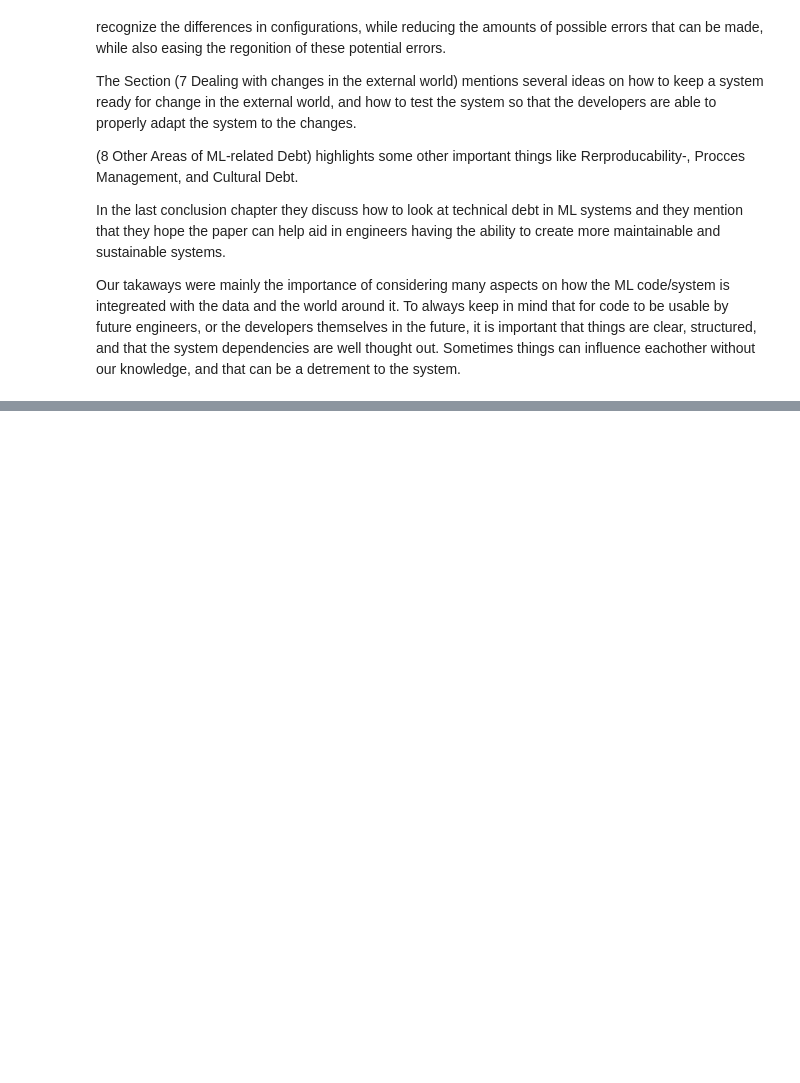
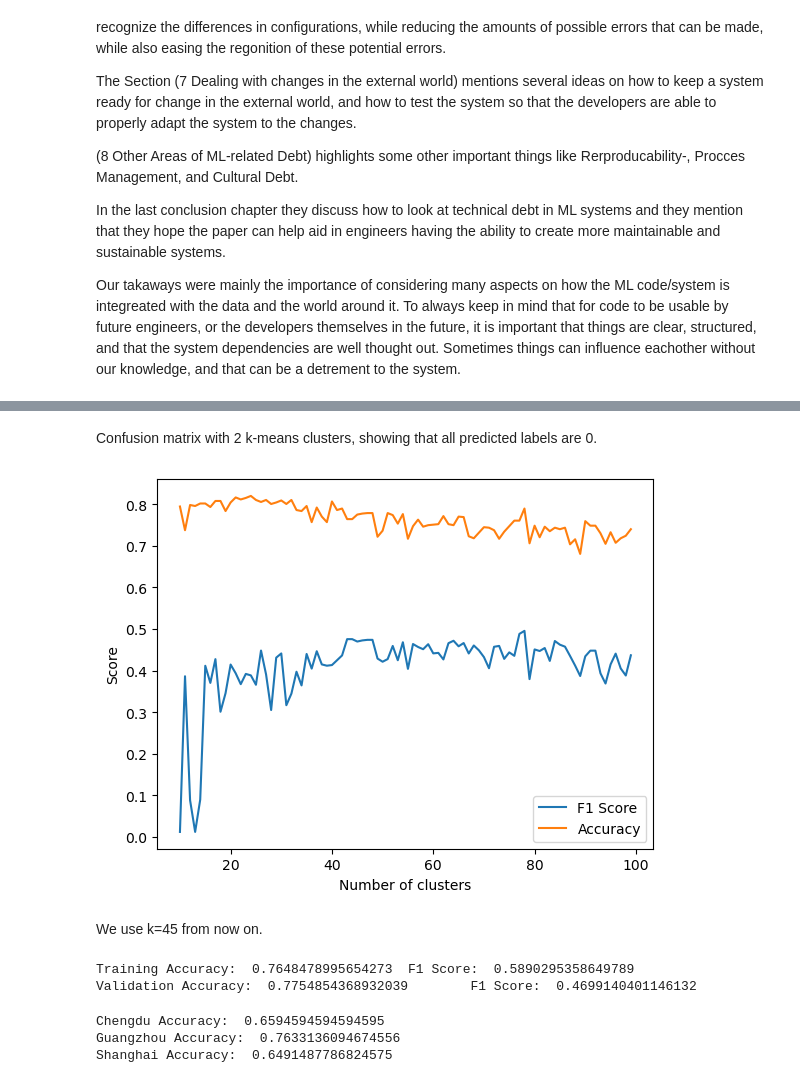
Before and after one commit to ninjasnigel/AI-Design, a Jupyter notebook: ass3/classifier.ipynb, the cells around one changed output, grey strips where cells are left out. Cells and saved outputs as stored; diff of their text form; code cells hidden in the pictures; blank space fills up the shorter version.

```diff
--- a/ass3/classifier.ipynb
+++ b/ass3/classifier.ipynb
@@ -153,0 +148,51 @@ Accuracy: 0.0650887573964497
+# %% [markdown]
+Confusion matrix with 2 k-means clusters, showing that all predicted labels are 0.
+# %%
+# Find out which amount of clusters has the highest F1 score, plot the results
+f1_scores = []
+accuracy = []
+
+for n_clusters in range(10, 100):
+    classifier_test = Classifier(n_clusters=n_clusters)
+    classifier_test.fit(X_train_scaled, y_train)
+    accuracy.append(classifier_test.score(X_val_scaled, y_val))
+    f1_scores.append(classifier_test.f1_score(X_val_scaled, y_val))
+
+plt.plot(range(10, 100), f1_scores, label='F1 Score')
+plt.plot(range(10, 100), accuracy, label='Accuracy')
+plt.xlabel('Number of clusters')
+plt.ylabel('Score')
+plt.legend()
+plt.show()
+# %% [output]
+[figure, added]
+# %% [markdown]
+We use k=45 from now on.
+# %%
+classifier = Classifier(n_clusters=45)
+classifier.fit(X_train_scaled, y_train)
+print("Training Accuracy: ", classifier.score(X_train_scaled, y_train), "\tF1 Score: ", classifier.f1_score(X_train_scaled, y_train))
+print("Validation Accuracy: ", classifier.score(X_val_scaled, y_val), "\tF1 Score: ", classifier.f1_score(X_val_scaled, y_val))
+# %% [output]
+Training Accuracy:  0.7648478995654273  F1 Score:  0.5890295358649789
+Validation Accuracy:  0.7754854368932039        F1 Score:  0.4699140401146132
+# %%
+# Score for the other cities
+X_val = chengdu_data.copy().drop('PM_HIGH', axis=1)
+y_val = chengdu_data.copy()['PM_HIGH'].astype(int)
+X_val_scaled = scaler.transform(X_val)
+print("Chengdu Accuracy: ", classifier.score(X_val_scaled, y_val))
+
+X_val = guangzhou_data.copy().drop('PM_HIGH', axis=1)
+y_val = guangzhou_data.copy()['PM_HIGH'].astype(int)
+X_val_scaled = scaler.transform(X_val)
+print("Guangzhou Accuracy: ", classifier.score(X_val_scaled, y_val))
+
+X_val = shanghai_data.copy().drop('PM_HIGH', axis=1)
+y_val = shanghai_data.copy()['PM_HIGH'].astype(int)
+X_val_scaled = scaler.transform(X_val)
+print("Shanghai Accuracy: ", classifier.score(X_val_scaled, y_val))
+# %% [output]
+Chengdu Accuracy:  0.6594594594594595
+Guangzhou Accuracy:  0.7633136094674556
+Shanghai Accuracy:  0.6491487786824575
```
Also changed, not shown: parts of 13 cells of this notebook, 1 other file.
